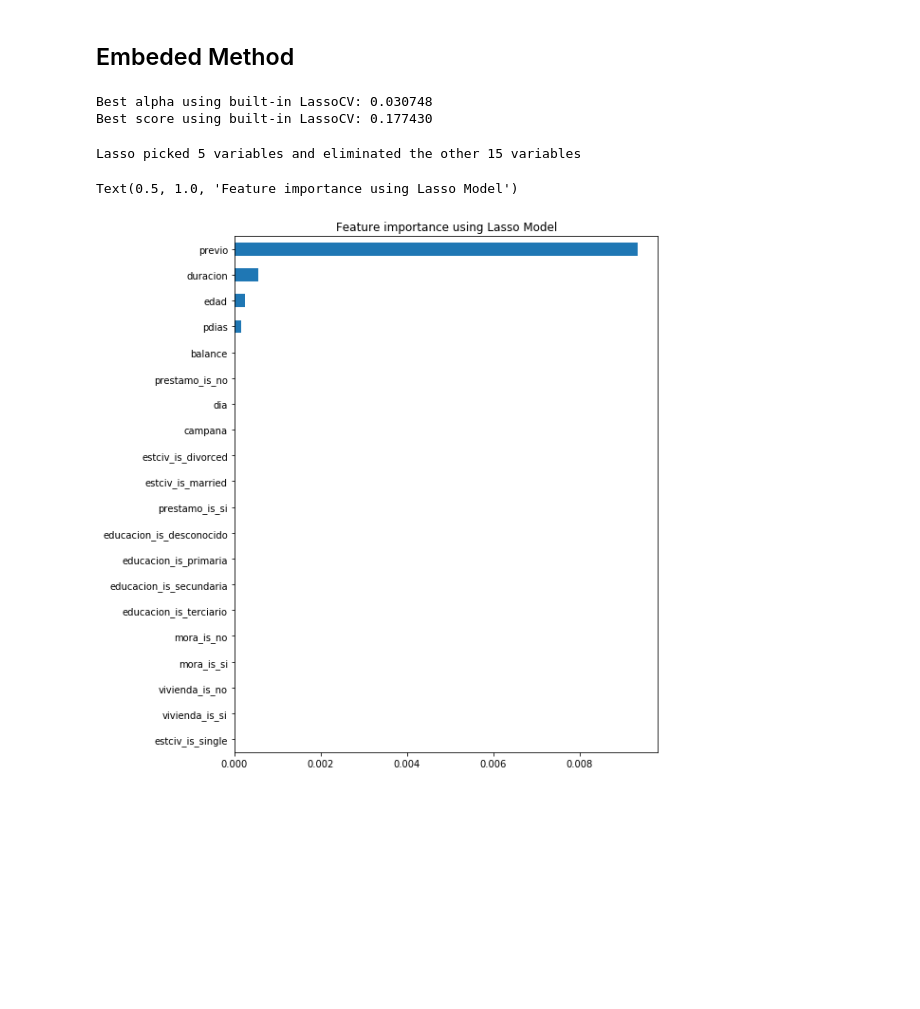
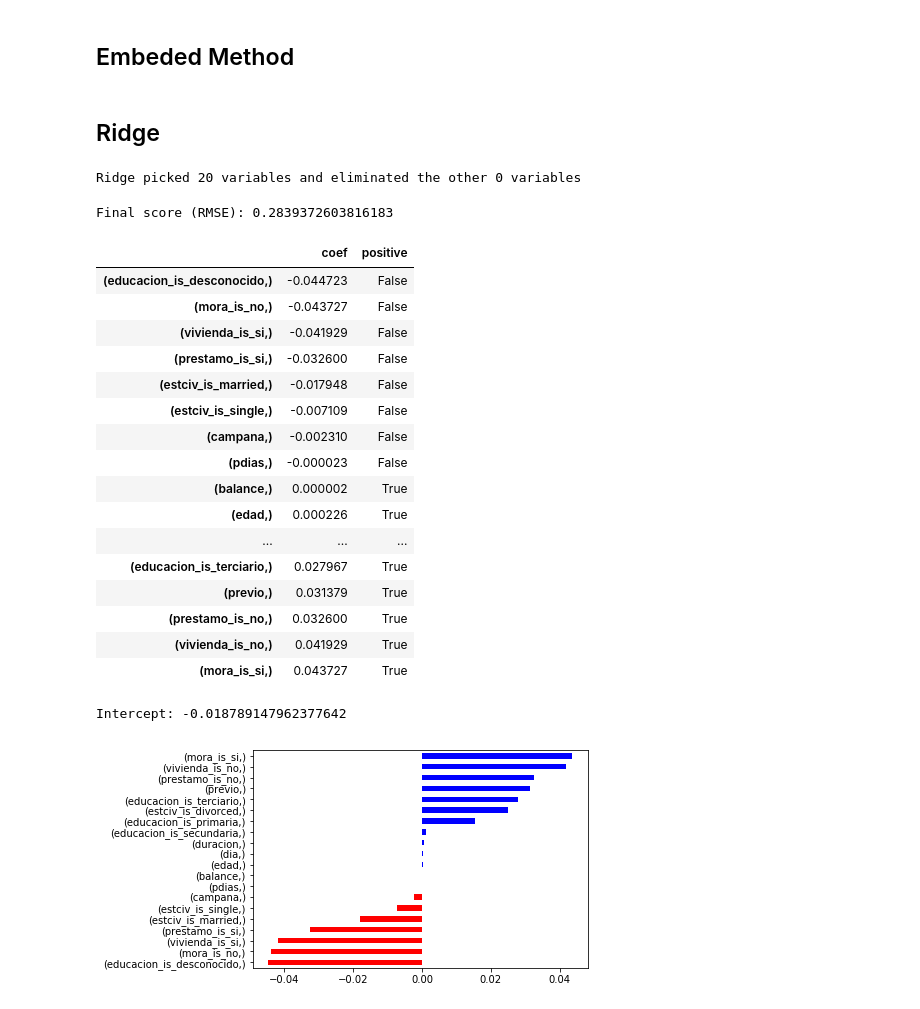
Before and after one commit to carloshs92/SavingAcquisitionML, a Jupyter notebook: SavingAcquisition.ipynb, the cells around one changed output. Drawn from its saved outputs; the diff is of its cells as text; code cells hidden in the pictures; blank space fills up the shorter version.

Commit message:
prediction

```diff
--- a/SavingAcquisition.ipynb
+++ b/SavingAcquisition.ipynb
@@ -310,24 +313,60 @@ from sklearn.linear_model import RidgeCV, LassoCV, Ridge, Lasso
+# %%
+# Simple function to evaluate the coefficients of a regression
+%matplotlib inline
+from IPython.display import display, HTML
+
+def report_coef(names,coef,intercept):
+    r = pd.DataFrame( { 'coef': coef, 'positive': coef>=0  }, index = names )
+    r = r.sort_values(by=['coef'])
+    display(r)
+    print(f"Intercept: {intercept}")
+    r['coef'].plot(kind='barh', color=r['positive'].map({True: 'b', False: 'r'}))
+
+# Pandas to Numpy
+names = np.vstack(X_train.columns).astype(np.str)
+# %% [markdown]
+Ridge
+-----
 # %%
-reg = LassoCV()
-X = desarrll.drop('Adq_Ahorro', axis=1)
-y = desarrll['Adq_Ahorro']
-reg.fit(desarrll.drop('Adq_Ahorro', axis=1), desarrll['Adq_Ahorro'])
-print("Best alpha using built-in LassoCV: %f" % reg.alpha_)
-print("Best score using built-in LassoCV: %f" %reg.score(X,y))
-coef = pd.Series(reg.coef_, index = X.columns)
+regRidge = Ridge()
+regRidge.fit(X_train, y_train)
+# print("Best alpha using built-in LassoCV: %f" % regRidge.alpha_)
+# print("Best score using built-in LassoCV: %f" %regRidge.score(X,y))
+coef = pd.Series(regRidge.coef_, index = X.columns)
-# %% [output]
-Best alpha using built-in LassoCV: 0.030748
-Best score using built-in LassoCV: 0.177430
 # %%
-print("Lasso picked " + str(sum(coef != 0)) + " variables and eliminated the other " +  str(sum(coef == 0)) + " variables")
+print("Ridge picked " + str(sum(coef != 0)) + " variables and eliminated the other " +  str(sum(coef == 0)) + " variables")
 # %% [output]
-Lasso picked 5 variables and eliminated the other 15 variables
+Ridge picked 20 variables and eliminated the other 0 variables
-# %%
-imp_coef = coef.sort_values()
-import matplotlib
-matplotlib.rcParams['figure.figsize'] = (8.0, 10.0)
-imp_coef.plot(kind = "barh")
-plt.title("Feature importance using Lasso Model")
-# %% [output]
-Text(0.5, 1.0, 'Feature importance using Lasso Model')
-[figure, removed]
+# %%
+# Predict
+predRidge = regRidge.predict(X_test)
+
+# Measure RMSE error.  RMSE is common for regression.
+score = np.sqrt(metrics.mean_squared_error(predRidge,y_test))
+print(f"Final score (RMSE): {score}")
+
+report_coef(
+  names,
+  regLasso.coef_,
+  regLasso.intercept_)
+# %% [output]
+Final score (RMSE): 0.2839372603816183
+|  | coef | positive |
+| (educacion_is_desconocido,) | -0.044723 | False |
+| (mora_is_no,) | -0.043727 | False |
+| (vivienda_is_si,) | -0.041929 | False |
+| (prestamo_is_si,) | -0.032600 | False |
+| (estciv_is_married,) | -0.017948 | False |
+| (estciv_is_single,) | -0.007109 | False |
+| (campana,) | -0.002310 | False |
+| (pdias,) | -0.000023 | False |
+| (balance,) | 0.000002 | True |
+| (edad,) | 0.000226 | True |
+| ... | ... | ... |
+| (educacion_is_terciario,) | 0.027967 | True |
+| (previo,) | 0.031379 | True |
+| (prestamo_is_no,) | 0.032600 | True |
+| (vivienda_is_no,) | 0.041929 | True |
+| (mora_is_si,) | 0.043727 | True |
+Intercept: -0.018789147962377642
+[figure, added]
```
Also changed, not shown: parts of 33 cells of this notebook, 2 other files.
